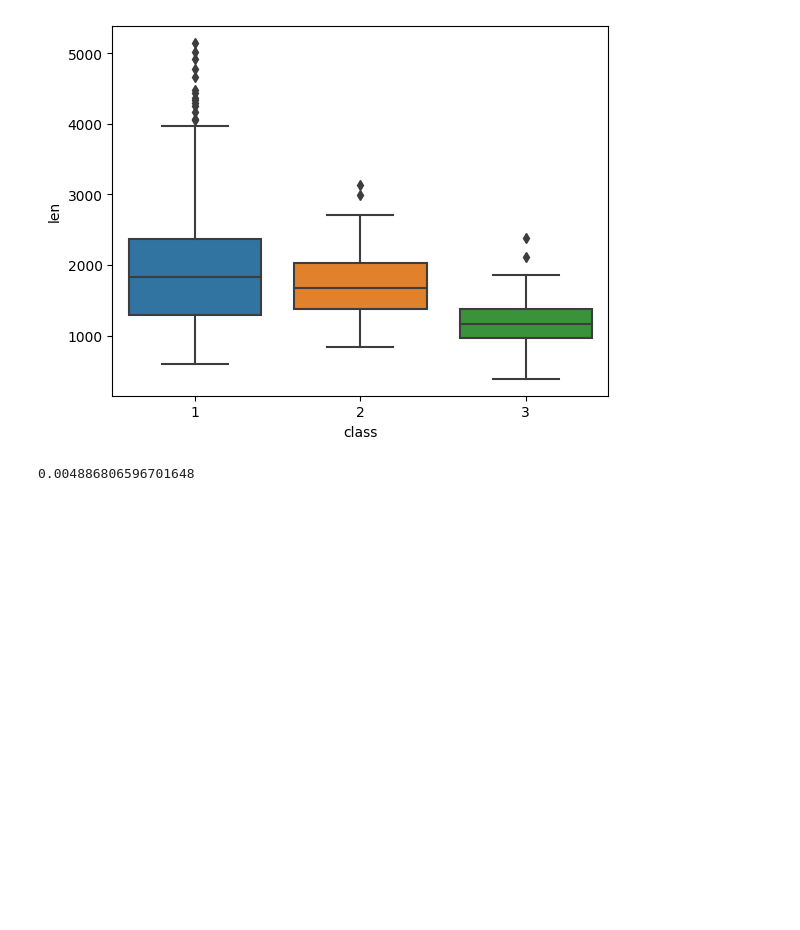
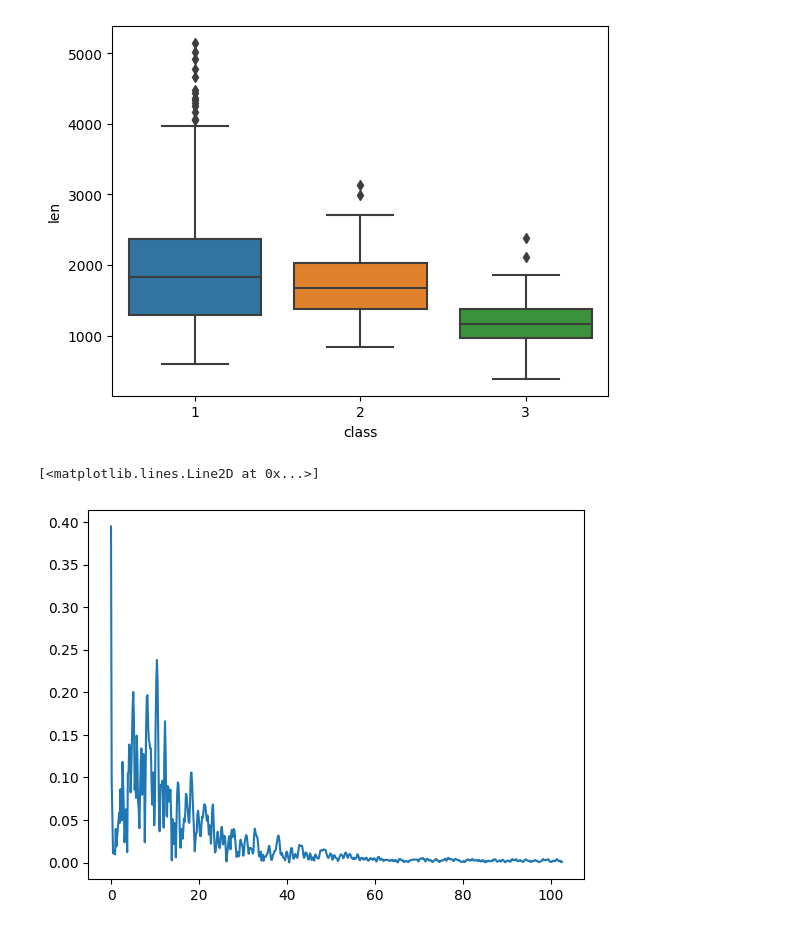
Before and after one commit to Vinavil334/SL4HD, a Jupyter notebook: giochini_len.ipynb, the cells around one changed output. Drawn from its saved outputs; the diff is of its cells as text; code cells hidden in the pictures; blank space fills up the shorter version.

```diff
--- a/giochini_len.ipynb
+++ b/giochini_len.ipynb
@@ -86,15 +86,15 @@ sns.boxplot(x='class',y='len', data=df)
 # %%
 from scipy.fft import fft, ifft
 
 # Class 1
 x1 = np.asarray(li[0].x)
 t1 = np.asarray(li[0].t)
-sample_t = (t1[-1]-t1[0])/len(t1)
+sample_t1 = (t1[-1]-t1[0])/len(t1)
 fx1 = fft(x1)
-fx1
+Fs = 1/sample_t1
+freq1 = np.linspace(0, Fs/2, int(len(t1)/2)+1)
 
-sample_t
-Fs = 1/sample_t
-freq = np.linspace(0, Fs/2, int(len(t)/2)+1)
+plt.plot(freq1, 2/len(t1)*np.abs(fx1[:int(len(t1)/2)+1]))
 # %% [output]
-0.004886806596701648
+[<matplotlib.lines.Line2D at 0x...>]
+[figure, added]
```
Also changed, not shown: parts of 3 cells of this notebook, 1 other file.
